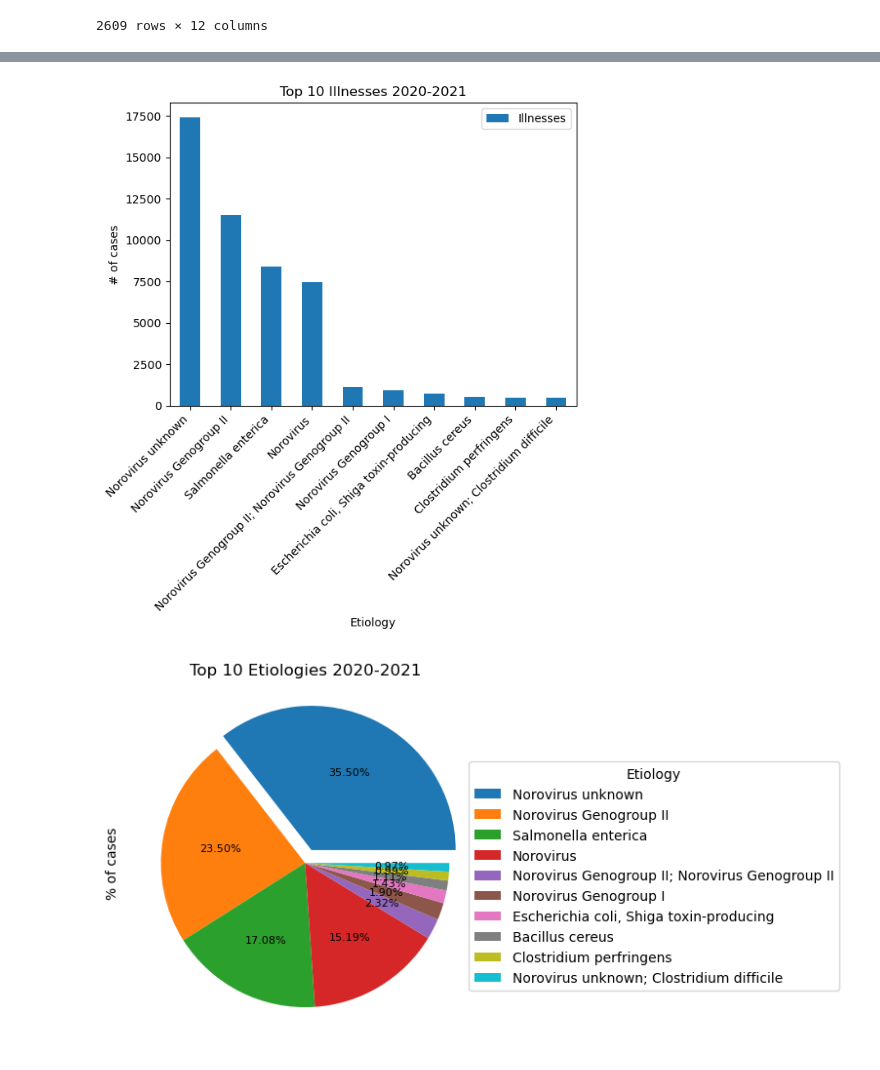
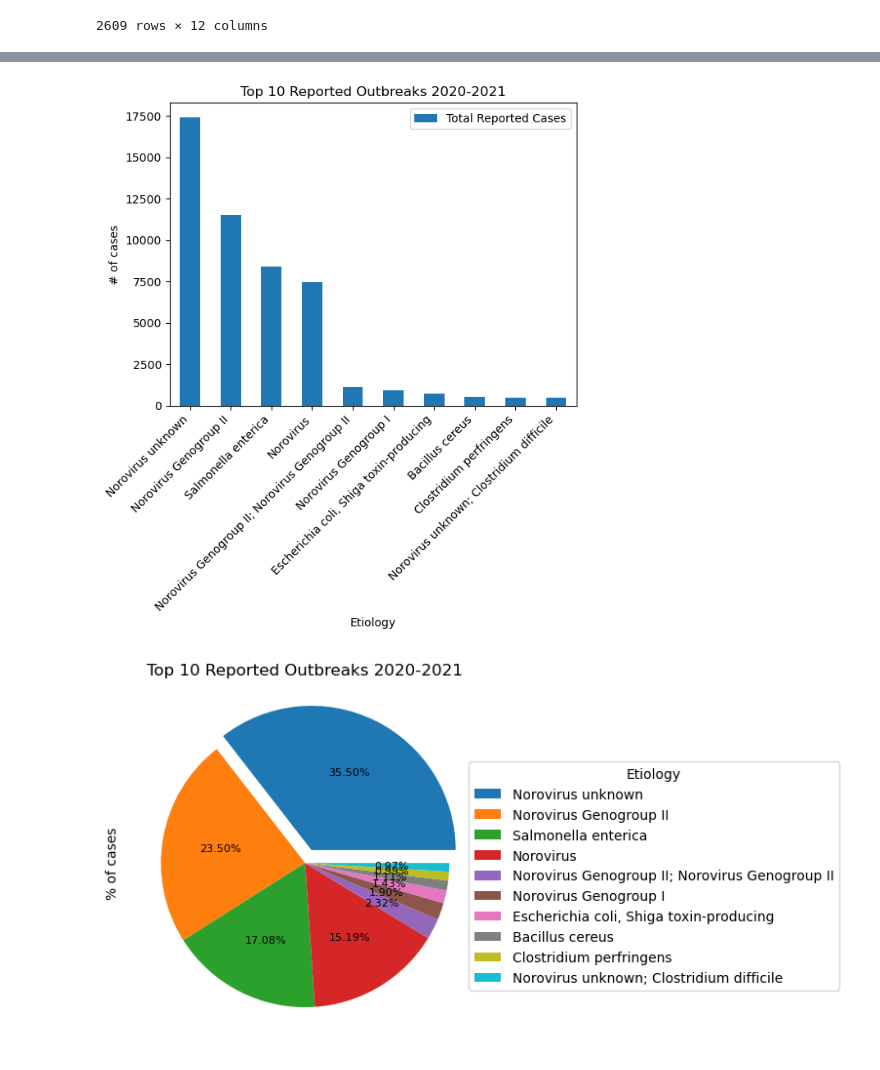
Before and after one commit to InsomniYak28/group_project_1, a Jupyter notebook: Death_and_hospitalization.ipynb, the cells around one changed output, grey strips where cells are left out. Cells and saved outputs as stored; diff of their text form; code cells hidden in the pictures.

```diff
--- a/Death_and_hospitalization.ipynb
+++ b/Death_and_hospitalization.ipynb
@@ -113,0 +93,5 @@ ill_ets_top10
+# %%
+ill_ets = pd.DataFrame(et_year["Illnesses"].sum())
+ill_ets = ill_ets.sort_values(by=["Illnesses"],ascending = False)
+ill_ets = ill_ets.rename(columns= {"Illnesses":"Total Reported Cases"})
+ill_ets
@@ -113,0 +113,3 @@ ill_ets_top10
+# %%
+ill_ets_top10 = pd.DataFrame(ill_ets["Total Reported Cases"].nlargest(10))
+ill_ets_top10
@@ -114,17 +129,18 @@ ill_ets_top10
 # %%
-ill_ets_top10.plot(  kind="bar", xlabel="Etiology", ylabel = "# of cases", title = "Top 10 Illnesses 2020-2021")
+ill_ets_top10.plot(  kind="bar", xlabel="Etiology", ylabel = "# of cases", title = "Top 10 Reported Outbreaks 2020-2021")
 plt.xticks(rotation = 45, ha="right")
+plt.savefig("top10_reported_outbreaks_perCount_bar.png")
 plt.show()
 # %% [output]
-[figure, old version]
+[figure, new version]
 # %%
 explode = (.1,0,0,0,0,0,0,0,0,0)
-ill_ets_top10.plot(  kind="pie", y="Illnesses", title = "Top 10 Etiologies 2020-2021",
+ill_ets_top10.plot(  kind="pie", y="Total Reported Cases", title = "Top 10 Reported Outbreaks 2020-2021",
                          legend = False, autopct = "%.2f%%", labeldistance= None,
                          fontsize = 8, explode=explode, startangle= 0)
 plt.legend(loc="upper right", labels = ill_ets_top10.index, bbox_to_anchor=(2,.8), title="Etiology")
 plt.ylabel("% of cases")
-
+plt.savefig("top10_reported_outbreaks_perCount_pie.png")
 plt.show()
 # %% [output]
-[figure, old version]
+[figure, new version]
```
Also changed, not shown: parts of 35 cells of this notebook, 19 other files.
